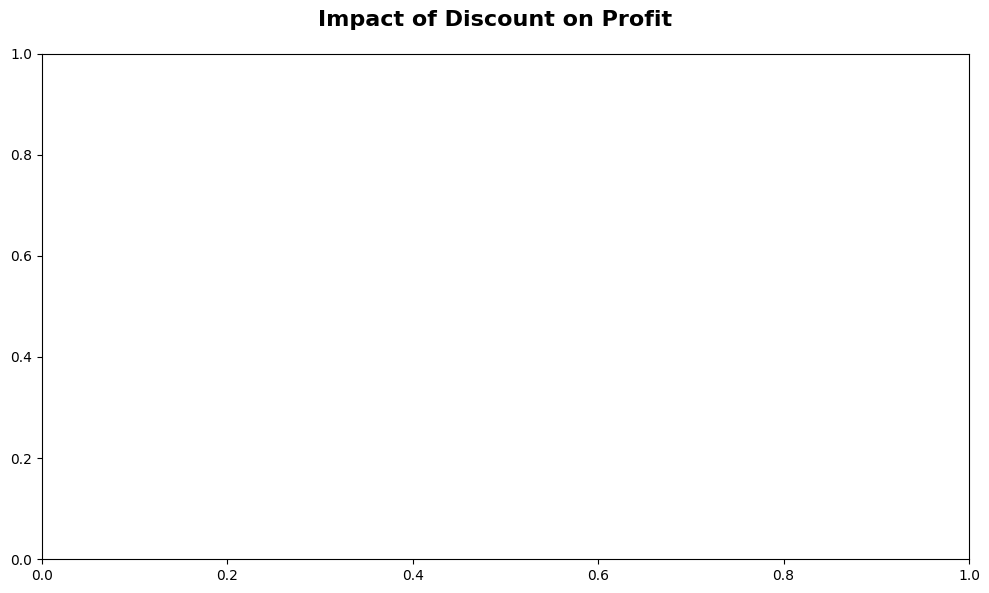
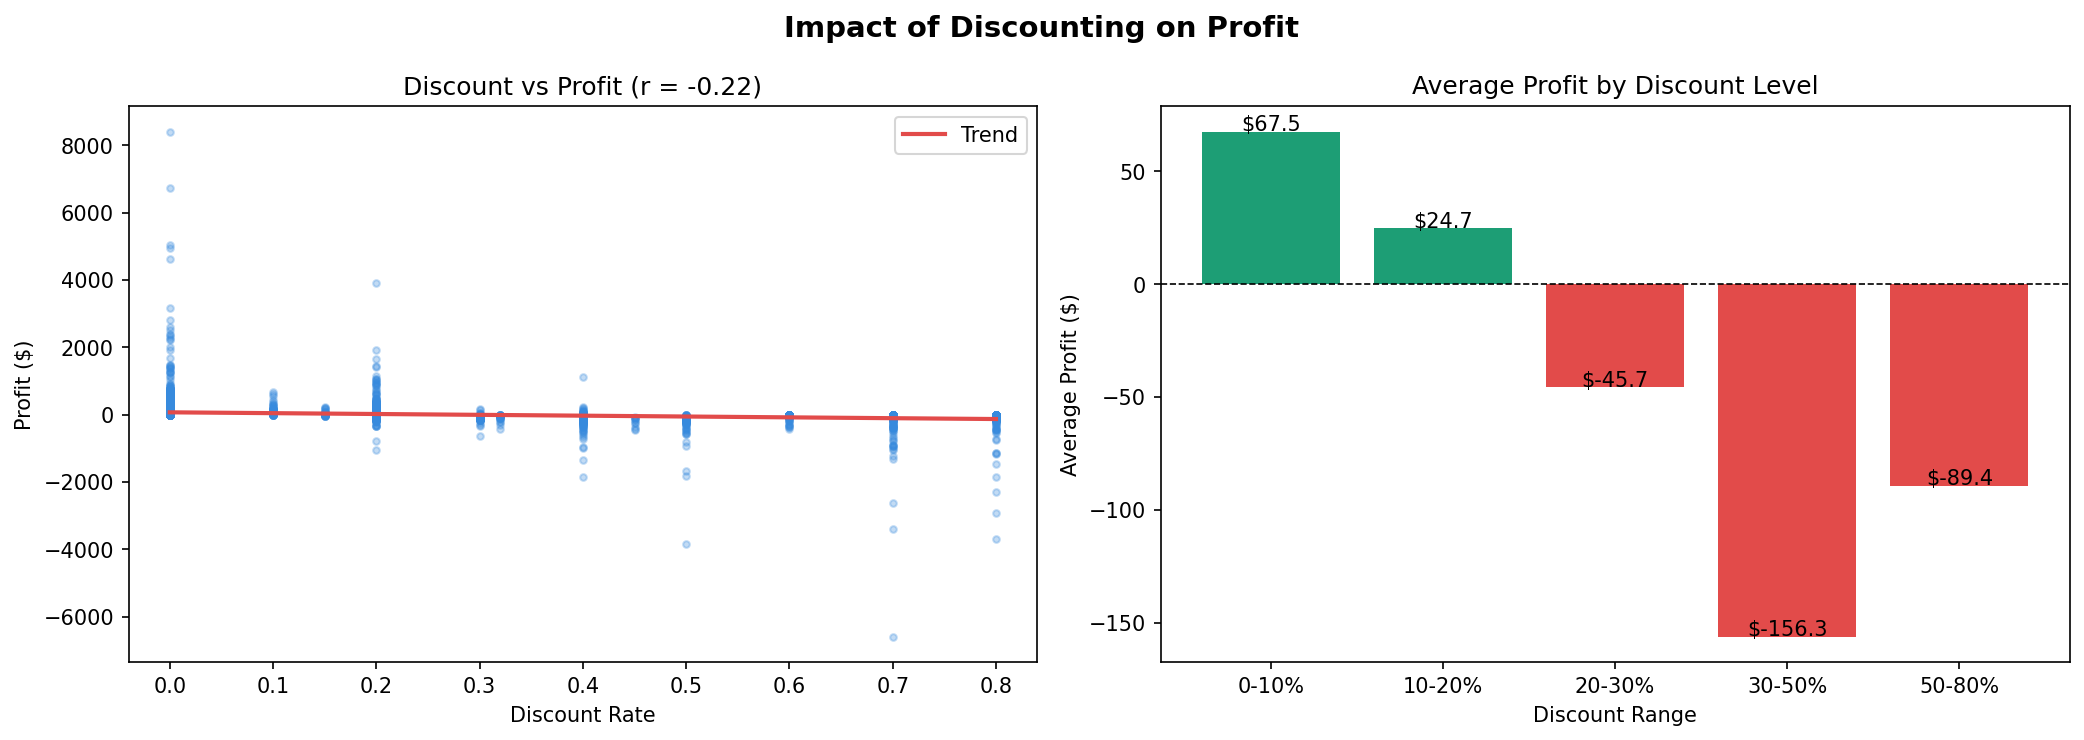
The change to this notebook cell's code, shown as a diff; its figure went from the first image to the second:
--- before
+++ after
@@ -1,39 +1,41 @@
-# Analysis 3: Discount vs Profit
+# ── Analysis 3: Discount vs Profit ────────────────────────
 
-# Calculate correlation
+# Calculate correlation first
 corr = df['Discount'].corr(df['Profit'])
 
-fig, ax = plt.subplots(figsize=(10, 6))
-fig.suptitle('Impact of Discount on Profit', fontsize=16, fontweight='bold')
+fig, axes = plt.subplots(1, 2, figsize=(14, 5))
+fig.suptitle('Impact of Discounting on Profit', fontsize=14, fontweight='bold')
 
-# Scatter plot of Discount vs Profit
-axes[0].scatter(df['Discount'], df['Profit'], alpha=0.5, color='#378ADD', s=10)
-z =  np.polyfit(df['Discount'], df['Profit'], 1)
+# Scatter plot
+axes[0].scatter(df['Discount'], df['Profit'], 
+                alpha=0.3, color='#378ADD', s=10)
+z = np.polyfit(df['Discount'], df['Profit'], 1)
 p = np.poly1d(z)
 x_line = np.linspace(0, df['Discount'].max(), 100)
 axes[0].plot(x_line, p(x_line), color='#E24B4A', linewidth=2, label='Trend')
-cor = df['Discount'].corr(df['Profit'])
-axes[0].set_title(f'Discount vs Profit (r = {cor:.2f})', fontsize=14)
-axes[0].set_xlabel('Discount Rate', fontsize=12)
-axes[0].set_ylabel('Profit', fontsize=12)
+axes[0].set_title(f'Discount vs Profit (r = {corr:.2f})')
+axes[0].set_xlabel('Discount Rate')
+axes[0].set_ylabel('Profit ($)')
 axes[0].legend()
 
-# Average Profit by Discount Bucket
-df['Discount Bucket'] = pd.cut(df['Discount'], bins=[-0.01, 0.1, 0.2, 0.3, 0.4, 1], labels=['0-10%', '10-20%', '20-30%', '30-50%', '50-80%'], include_lowest=True)
+# Average profit by discount bucket
+df['Discount Bucket'] = pd.cut(df['Discount'], 
+                                bins=[0, 0.1, 0.2, 0.3, 0.5, 0.8],
+                                labels=['0-10%','10-20%','20-30%','30-50%','50-80%'],
+                                include_lowest=True)
 avg_profit = df.groupby('Discount Bucket', observed=True)['Profit'].mean()
-color = ['#1D9E75' if v > 0 else '#E24B4A' for v in avg_profit.values]
-axes[1].bar(avg_profit.index, avg_profit.values, color=color)
-axes[1].set_title('Average Profit by Discount level', fontsize=14)
-axes[1].set_xlabel('Discount Range', fontsize=12)
-axes[1].set_ylabel('Average Profit ($)', fontsize=12)
+colors = ['#1D9E75' if v > 0 else '#E24B4A' for v in avg_profit.values]
+axes[1].bar(avg_profit.index, avg_profit.values, color=colors)
+axes[1].set_title('Average Profit by Discount Level')
+axes[1].set_xlabel('Discount Range')
+axes[1].set_ylabel('Average Profit ($)')
 axes[1].axhline(y=0, color='black', linewidth=0.8, linestyle='--')
 for i, v in enumerate(avg_profit.values):
-    axes[1].text(i, v + 5, f'{v:,.0f}', ha='center', fontsize=10)
+    axes[1].text(i, v + 0.5, f'${v:.1f}', ha='center', fontsize=10)
 
 plt.tight_layout()
 plt.savefig('../images/discount_vs_profit.png', dpi=150, bbox_inches='tight')
-plt.show()
+plt.close()
 
-print("Correlation between Discount and Profit:", round(corr, 3))
-print("Average Profit by Discount Level:")
-print(avg_profit.round(2))
+from IPython.display import Image
+Image('../images/discount_vs_profit.png')

Commit: Discount vs Profit Chart